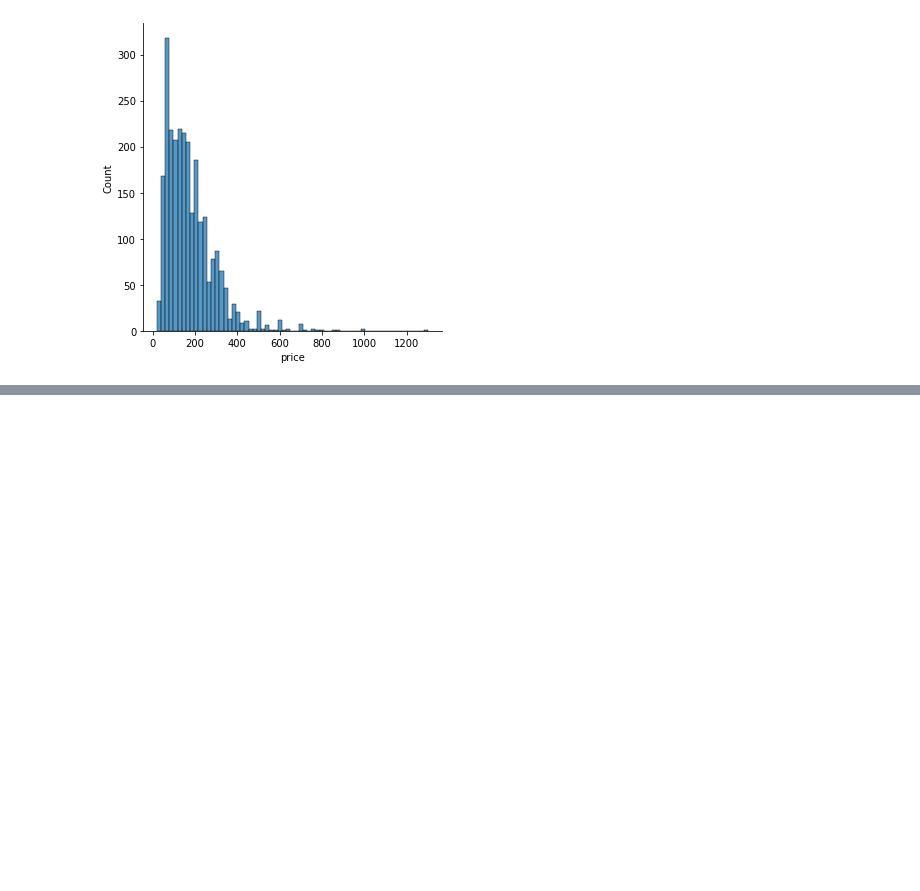
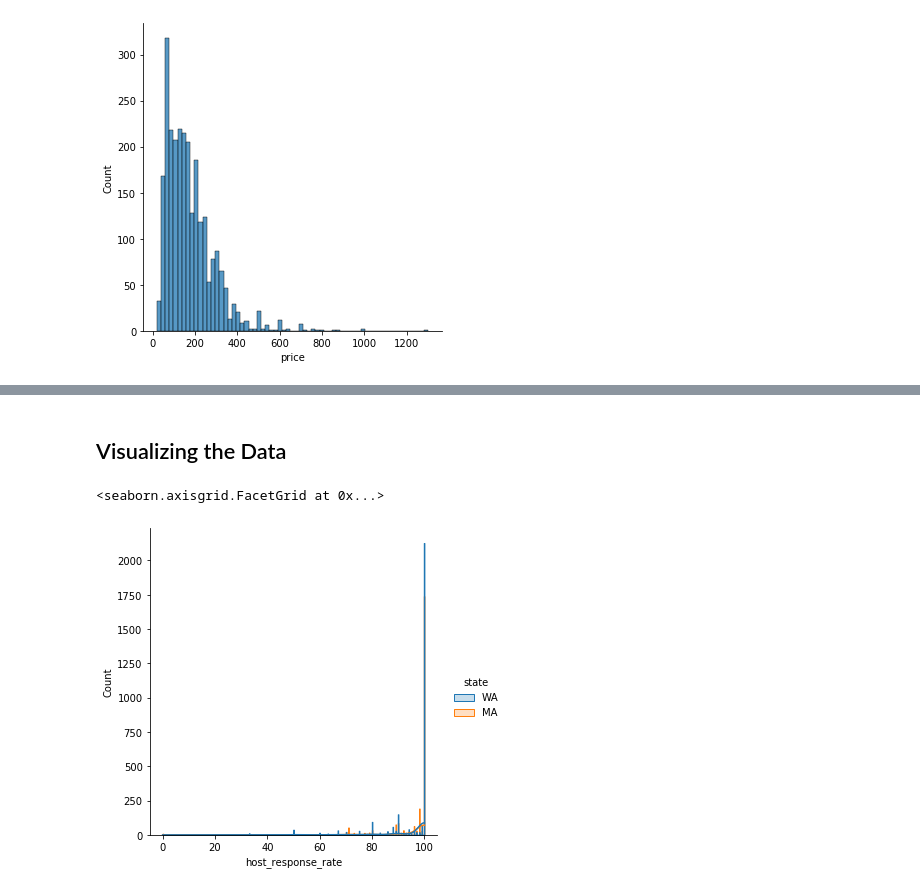
Before and after one commit to JVasquez5/Udacity_Data_Scientist_Nanodegree, a Jupyter notebook: Projects/Blog Post/seattle_boston_airbnb.ipynb, the cells around one changed output, grey strips where cells are left out. Drawn from its saved outputs; the diff is of its cells as text; code cells hidden in the pictures; blank space fills up the shorter version.

Commit message:
Combined both the Seattle and Boston datasets, as well as created visuals that compare/contrast the distribution across features for both states.

```diff
--- a/Projects/Blog Post/seattle_boston_airbnb.ipynb
+++ b/Projects/Blog Post/seattle_boston_airbnb.ipynb
@@ -457,0 +481,3 @@ sns.displot(cleanest_boston_df, x="price")
+# %%
+dfs = [cleanest_seattle_df, cleanest_boston_df]
+df = pd.concat(dfs)
@@ -458,3 +504,7 @@ sns.displot(cleanest_boston_df, x="price")
+# %% [markdown]
+## Visualizing the Data
 # %%
-dontrun()
-# sns.displot(df, x="", hue="", element="step")
+sns.displot(df, x="host_response_rate", hue="state", element="step", kde=True)
+# %% [output]
+<seaborn.axisgrid.FacetGrid at 0x...>
+[figure, added]
```
Also changed, not shown: parts of 32 cells of this notebook.
